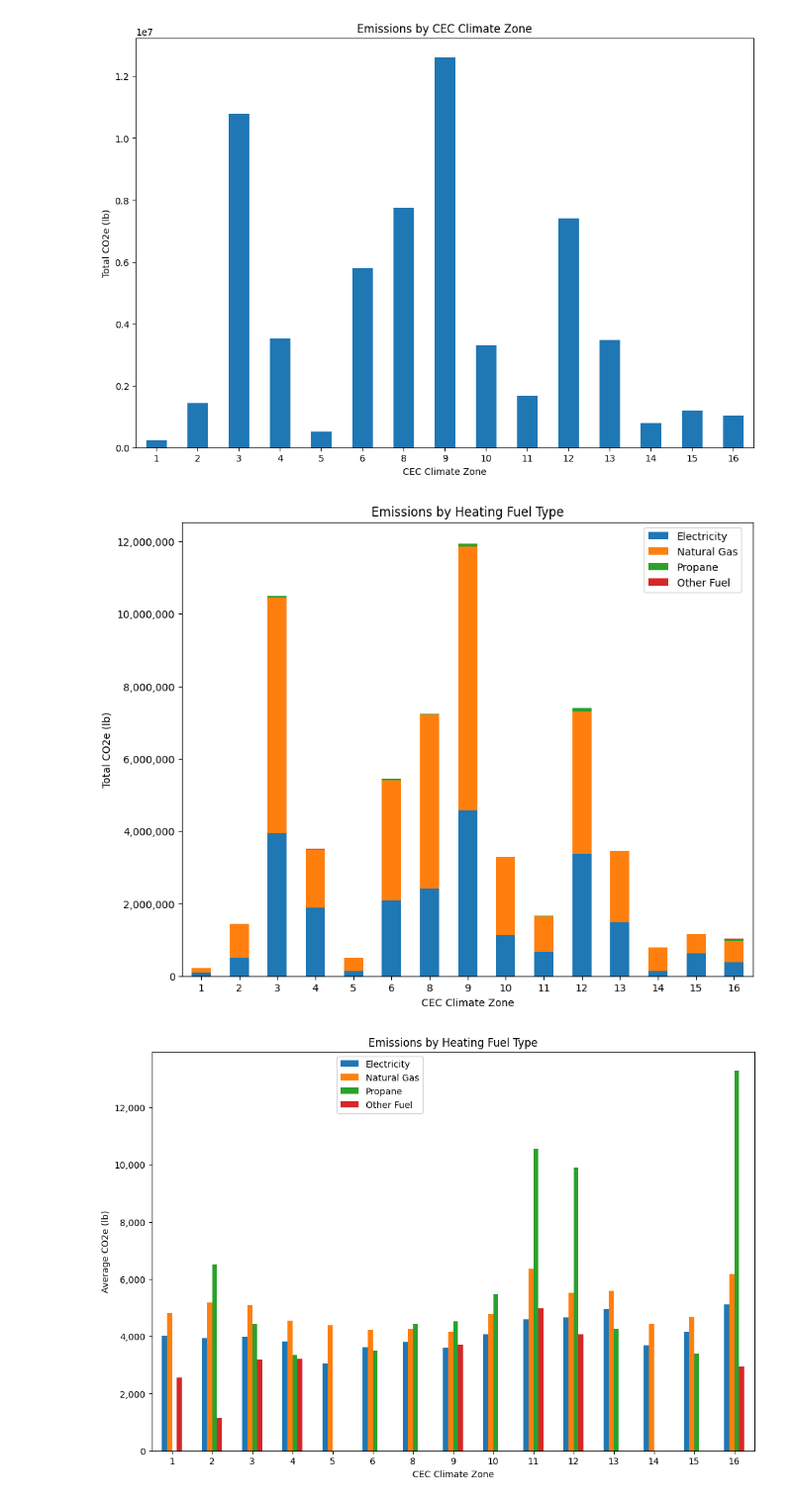
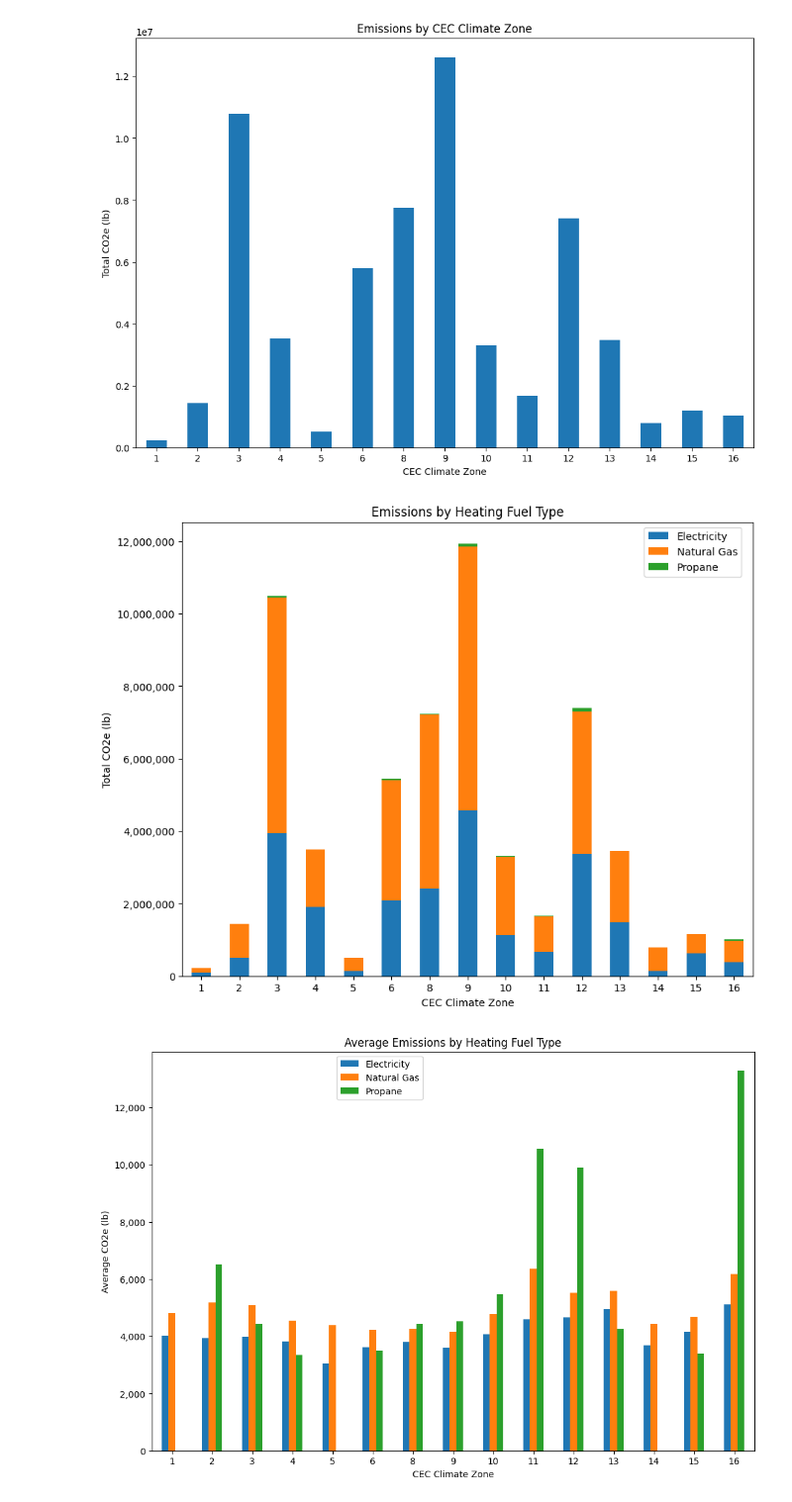
Before and after one commit to NREL/buildstock-query, a Jupyter notebook: example_usage/gashpwh_emissions.ipynb, the cells around one changed output. Shown at 99% size. Cells and saved outputs as stored; diff of their text form; code cells hidden in the pictures.

```diff
--- a/example_usage/gashpwh_emissions.ipynb
+++ b/example_usage/gashpwh_emissions.ipynb
@@ -178,6 +178,8 @@ plt.show()
 # %% [output]
 [figure]
 # %%
+# Total Emissions by heating fuel type:
+
 import matplotlib.pyplot as plt
 import matplotlib.ticker as ticker
 
@@ -187,12 +189,15 @@ plt.rcParams['figure.figsize'] = (10, 8)  # Adjust figsize as needed
 
 # Filter out rows with the specified column value
 df_filtered = df[df['build_existing_model.heating_fuel'] != 'None']
+df_filtered = df_filtered[df_filtered['build_existing_model.water_heater_fuel'] != 'None']
+df_filtered = df_filtered[df_filtered['build_existing_model.heating_fuel'] != 'Other Fuel']
+df_filtered = df_filtered[df_filtered['build_existing_model.water_heater_fuel'] != 'Other Fuel']
 
 # Convert the column to numeric (integer)
 grouped_by_cec = df_filtered.groupby(['build_existing_model.cec_climate_zone', 'build_existing_model.heating_fuel'])['report_simulation_output.emissions_co_2_e_lrmer_mid_case_15_total_lb'].sum().unstack()
 
 # Reorder the columns to change the order of legend labels
-desired_column_order = ['Electricity', 'Natural Gas', 'Propane', 'Other Fuel']
+desired_column_order = ['Electricity', 'Natural Gas', 'Propane']
 grouped_by_cec = grouped_by_cec[desired_column_order]
 
 
@@ -211,36 +216,42 @@ ax.yaxis.set_major_formatter(ticker.FuncFormatter(lambda x, p: format(int(x), ',
 
 plt.show()
 # %% [output]
-[figure, old version]
+[figure, new version]
 # %%
-# Emissions by water heater fuel:
+# Average emissions by heating fuel:
 
 import matplotlib.pyplot as plt
 import matplotlib.ticker as ticker
 
 # Set the inline backend and desired figure size
 %matplotlib inline
 plt.rcParams['figure.figsize'] = (12, 8)  # Adjust figsize as needed
 
+# Filter out rows with the specified column value
+df_filtered = df[df['build_existing_model.heating_fuel'] != 'None']
+df_filtered = df_filtered[df_filtered['build_existing_model.water_heater_fuel'] != 'None']
+df_filtered = df_filtered[df_filtered['build_existing_model.heating_fuel'] != 'Other Fuel']
+df_filtered = df_filtered[df_filtered['build_existing_model.water_heater_fuel'] != 'Other Fuel']
+
 grouped_by_cec = df.groupby(['build_existing_model.cec_climate_zone', 'build_existing_model.heating_fuel'])['report_simulation_output.emissions_co_2_e_lrmer_mid_case_15_total_lb'].mean().unstack()
 
-desired_column_order = ['Electricity', 'Natural Gas', 'Propane', 'Other Fuel']
+desired_column_order = ['Electricity', 'Natural Gas', 'Propane']
 grouped_by_cec = grouped_by_cec[desired_column_order]
 
 ax = grouped_by_cec.plot(kind='bar', stacked=False)
 plt.xlabel('CEC Climate Zone')
 plt.ylabel('Average CO2e (lb)')
-plt.title('Emissions by Heating Fuel Type')
+plt.title('Average Emissions by Heating Fuel Type')
 plt.xticks(rotation=0)
 
 # Move the legend to the right by adjusting bbox_to_anchor
 plt.legend(title='', bbox_to_anchor=(0.3, 1), loc='upper left')
 # Format y-axis tick labels with commas
 ax.yaxis.set_major_formatter(ticker.FuncFormatter(lambda x, p: format(int(x), ',')))
 
 plt.show()
 # %% [output]
-[figure, old version]
+[figure, new version]
 # %%
 # Total Emissions by water heater fuel:
 
```
Also changed, not shown: parts of 5 cells of this notebook.
